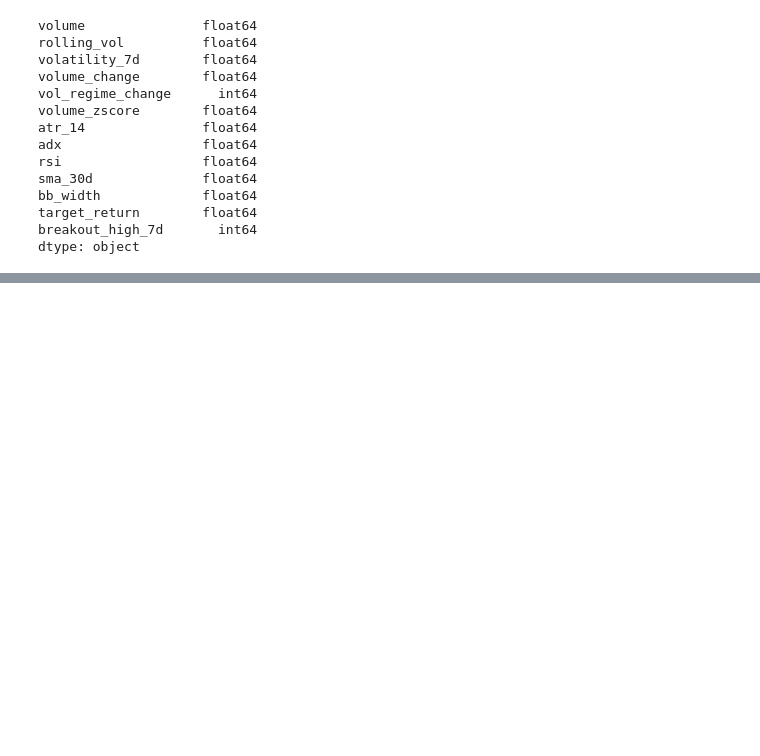
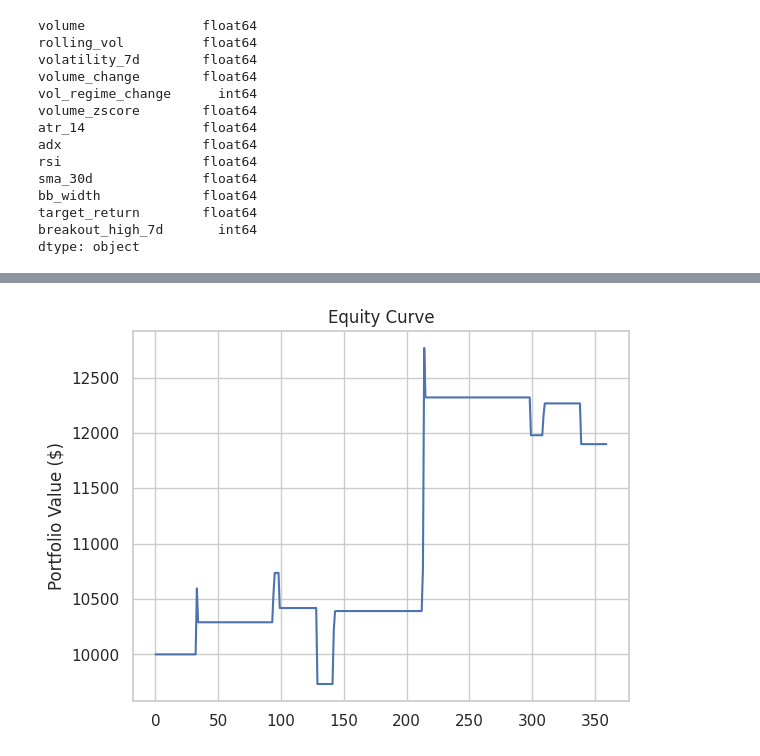
Before and after one commit to pynat/probabilistic_trading_strategies_solana, a Jupyter notebook: quant.ipynb, the cells around one changed output, grey strips where cells are left out. Cells and saved outputs as stored; diff of their text form; code cells hidden in the pictures; blank space fills up the shorter version.

```diff
--- a/quant.ipynb
+++ b/quant.ipynb
@@ -2009,58 +2015,75 @@ SyntaxError: invalid syntax (2279721089.py, line 1)
 # %%
+# load data
+df = pd.read_csv("sol_ready.csv", parse_dates=True, index_col=0)
+
+# columns used in xgboost
+feature_cols = [
+    'volume', 'rolling_vol', 'volatility_7d', 'volume_change',
+    'vol_regime_change', 'volume_zscore', 'atr_14', 'adx',
+    'rsi', 'sma_30d', 'bb_width', 'target_return', 'breakout_high_7d'
+]
+
+
 # strategy based on xgboost
-df['prediction'] = model_xgb.predict(df)
-df['prediction_proba'] = model_xgb.predict_proba(df)[:, 1]
+df['prediction'] = model_xgb.predict(df[feature_cols])
+df['prediction_proba'] = model_xgb.predict_proba(df[feature_cols])[:, 1]
 
 # entry
 df['long_signal'] = (
     (df['prediction_proba'] > 0.75) &
-    (df['breakout_high_7d'] > 0.5) &
     (df['rsi'].between(30, 70)) &
     (df['volume_zscore'] > 0) &
-    (df['sma_30d'] > 0) &
-    (df['volatility_7d'] > df['volatility_7d'].rolling(20).quantile(0.3))
+    (df['sma_30d'] > 0)
 )
 
 # exit
 df['exit_signal'] = (
     (df['prediction_proba'] < 0.35) |
     (df['rsi'] > 75) |
     (df['rsi'] < 25) |
     (df['breakout_high_7d'] < -0.3) |
     (df['prediction'] == 0)
 )
 
+
+def backtest(df, initial_capital=10000):
+    capital = initial_capital
+    position = 0
+    equity_curve = []
+
+    for _, row in df.iterrows():
+        price = row['close']
+
+        if row['long_signal'] and position == 0:
+            position = (capital * 0.95) / price
+            capital *= 0.05  # Keep 5% cash
+
+        elif row['exit_signal'] and position > 0:
+            capital += position * price
+            position = 0
+
+        value = capital + position * price
+        equity_curve.append(value)
+
+    return equity_curve
+
+
 # backtest
-trades, final_capital, equity_curve, max_drawdown = backtest_strategy_enhanced(
-    df, initial_capital=10000
-)
+equity_curve = backtest(df)
+final_value = equity_curve[-1]
+total_return = (final_value - 10000) / 10000 * 100
 
-# performance
-analyze_performance_enhanced(trades, equity_curve, 10000, max_drawdown)
-
-# equity curve & signal distribution
-fig, (ax1, ax2) = plt.subplots(2, 1, figsize=(15, 10))
-
-ax1.plot(equity_curve, linewidth=2, color='blue')
-ax1.set_title('Strategy Performance - Equity Curve')
-ax1.set_ylabel('Portfolio Value ($)')
-ax1.grid(True, alpha=0.3)
-
-signal_counts = {
-    'Long Signals': df['long_signal'].sum(),
-    'Exit Signals': df['exit_signal'].sum(),
-    'No Signal': len(df) - df['long_signal'].sum() - df['exit_signal'].sum()
-}
-ax2.bar(signal_counts.keys(), signal_counts.values(), color=['green', 'red', 'gray'])
-ax2.set_title('Signal Distribution')
-ax2.set_ylabel('Count')
-
-plt.tight_layout()
+# plot
+import matplotlib.pyplot as plt
+plt.plot(equity_curve)
+plt.title("Equity Curve")
+plt.ylabel("Portfolio Value ($)")
+plt.grid(True)
 plt.show()
 
 # print
-print(f"\n=== SIGNAL STATISTIKEN ===")
-print(f"Long Signals: {df['long_signal'].sum()}")
-print(f"Exit Signals: {df['exit_signal'].sum()}")
-print(f"Signal Rate: {(df['long_signal'].sum() + df['exit_signal'].sum()) / len(df) * 100:.1f}%")
+print(f"Final Capital: ${final_value:.2f}")
+print(f"Total Return: {total_return:.2f}%")
+print(f"Long Signals: {df['long_signal'].sum()} | Exit Signals: {df['exit_signal'].sum()}")
 # %% [output]
+[figure, added]
```
Also changed, not shown: parts of 12 cells of this notebook.
